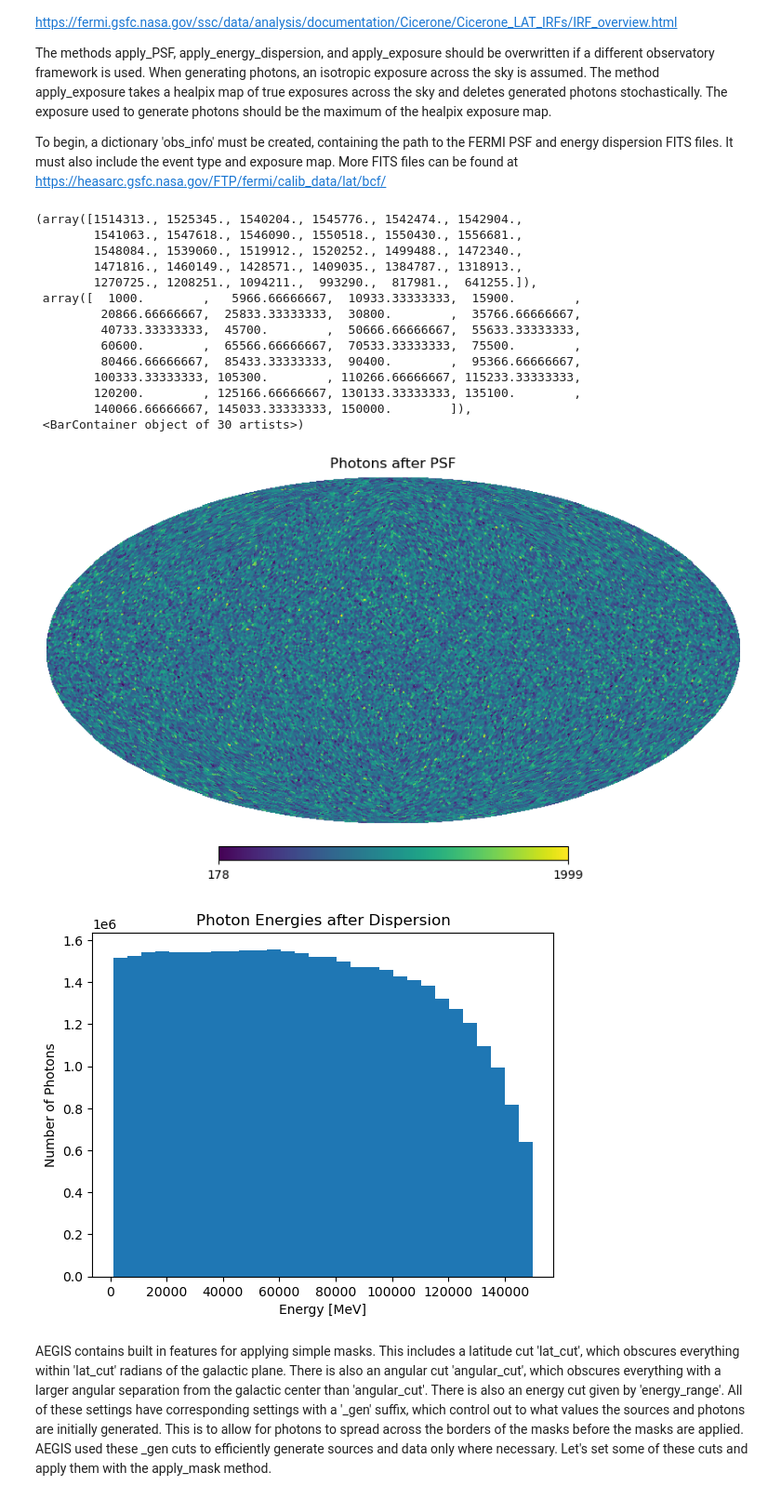
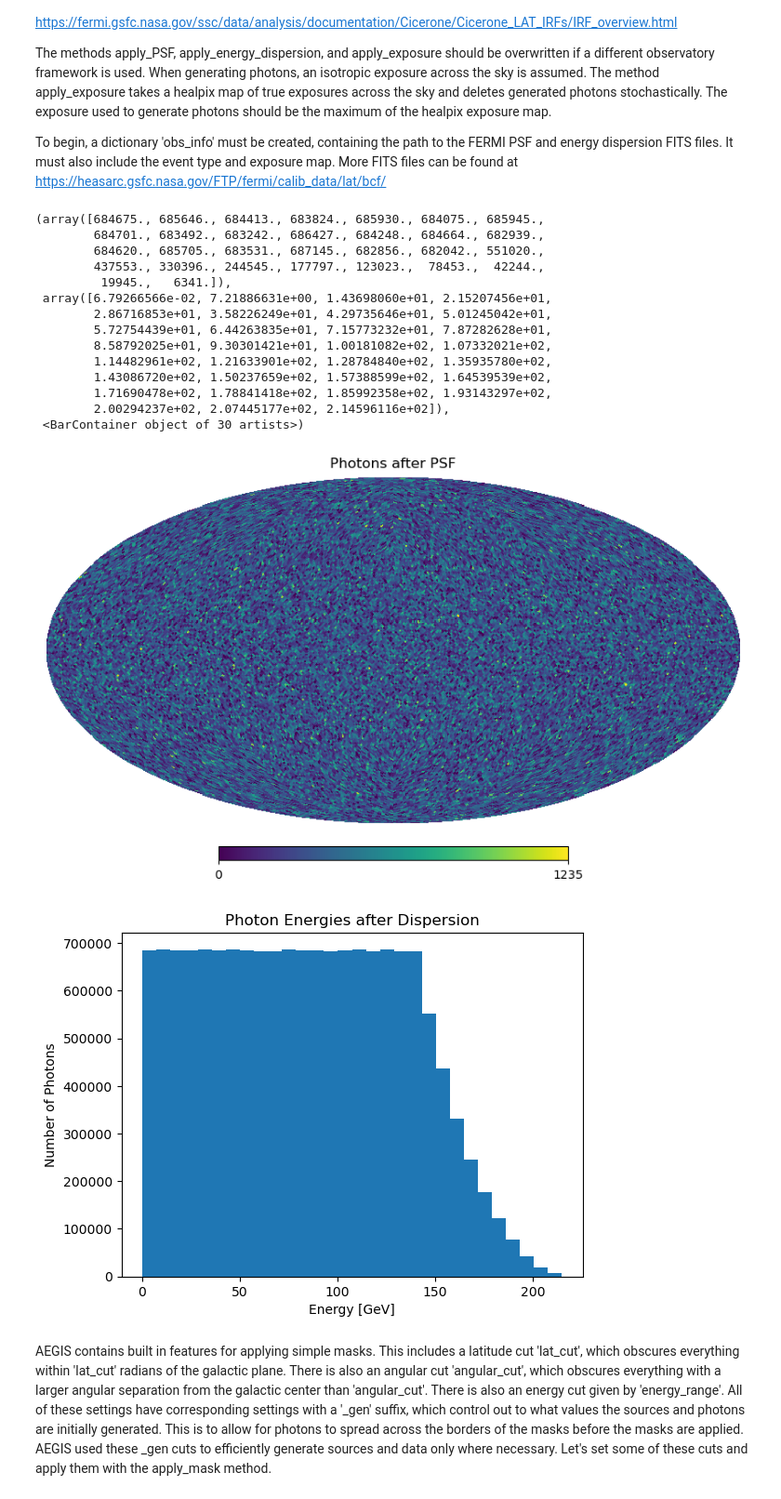
Before and after one commit to Chri3448/DGRB, a Jupyter notebook: AEGIS Introduction.ipynb, the cells around one changed output. Shown at 93% size. Cells and saved outputs as stored; diff of their text form; code cells hidden in the pictures.

```diff
--- a/AEGIS Introduction.ipynb
+++ b/AEGIS Introduction.ipynb
@@ -41,7 +41,7 @@ max_radius = 8.5 + 20*2 #kpc
 exposure = 2000*10*0.2 #cm^2 yr
 flux_cut = 1e-9 #photons/cm^2/s
 angular_cut = np.pi #10*u.deg.to('rad') #degrees
-angular_cut_gen = angular_cut*1.5
+angular_cut_gen = np.pi
 lat_cut = 0 #2*u.deg.to('rad') #degrees
-lat_cut_gen = lat_cut*0.5
+lat_cut_gen = 0
 # %%
@@ -320,6 +318,7 @@ Oops, that wasn't a valid cosmology. Let's try that again, using the cosmology p
 # %%
 my_cosmology = 'Planck18'
 z_range = [0, 14]
+energy_range_gen = [energy_range_gen[0], energy_range[1]*1.5*z_range[1]]
 luminosity_range = 10.0**np.array([50, 70])
-my_AEGIS = aegis.aegis(abundance_luminosity_and_spectrum_list, source_class_list, parameter_range, energy_range, luminosity_range, max_radius, exposure, angular_cut, lat_cut, flux_cut, cosmology = my_cosmology, z_range = z_range, verbose = False)
-my_AEGIS.angular_cut_gen, my_AEGIS.lat_cut_gen, my_AEGIS.Emin_gen, my_AEGIS.Emax_gen = angular_cut_gen, lat_cut_gen, energy_range_gen[0], energy_range_gen[1]
+my_AEGIS = aegis.aegis(abundance_luminosity_and_spectrum_list, source_class_list, parameter_range, energy_range, luminosity_range, max_radius, exposure, angular_cut, lat_cut, flux_cut, energy_range_gen, angular_cut_gen, lat_cut_gen, cosmology = my_cosmology, z_range = z_range, verbose = False)
+print(my_AEGIS.Emax_gen)
@@ -384,37 +394,37 @@ To begin, a dictionary 'obs_info' must be created, containing the path to the FE
 # %%
 obs_info = {'psf_fits_path': 'FERMI_files/psf_P8R3_ULTRACLEANVETO_V2_PSF.fits', 'edisp_fits_path': 'FERMI_files/edisp_P8R3_ULTRACLEANVETO_V2_PSF.fits', 'event_type': 'PSF3', 'exposure_map': None}
 
 obs_photon_info = my_AEGIS.apply_exposure(photon_info, obs_info)
 obs_photon_info = my_AEGIS.apply_PSF(obs_photon_info, obs_info)
 obs_photon_info = my_AEGIS.apply_energy_dispersion(obs_photon_info, obs_info)
 
 heatmap = np.histogram(hp.ang2pix(N_side, obs_photon_info['angles'][:,0], obs_photon_info['angles'][:,1]), bins = 12*N_side**2, range = [0, 12*N_side**2])
 hp.mollview(heatmap[0], title = 'Photons after PSF')
 
 fig, ax = plt.subplots()
 ax.set_title('Photon Energies after Dispersion')
 #ax.set_yscale('log')
 #ax.set_xscale('log')
 ax.set_ylabel('Number of Photons')
-ax.set_xlabel('Energy [MeV]')
-ax.hist(obs_photon_info['energies'], bins = 30, range = energy_range_gen)
+ax.set_xlabel('Energy [GeV]')
+ax.hist(photon_info['energies']/1000, bins = 30, range = [np.min(photon_info['energies'])/1000, np.max(photon_info['energies'])/1000])
 # %% [output]
-(array([1514313., 1525345., 1540204., 1545776., 1542474., 1542904.,
-        1541063., 1547618., 1546090., 1550518., 1550430., 1556681.,
-        1548084., 1539060., 1519912., 1520252., 1499488., 1472340.,
-        1471816., 1460149., 1428571., 1409035., 1384787., 1318913.,
-        1270725., 1208251., 1094211.,  993290.,  817981.,  641255.]),
- array([  1000.        ,   5966.66666667,  10933.33333333,  15900.        ,
-         20866.66666667,  25833.33333333,  30800.        ,  35766.66666667,
-         40733.33333333,  45700.        ,  50666.66666667,  55633.33333333,
-         60600.        ,  65566.66666667,  70533.33333333,  75500.        ,
-         80466.66666667,  85433.33333333,  90400.        ,  95366.66666667,
-        100333.33333333, 105300.        , 110266.66666667, 115233.33333333,
-        120200.        , 125166.66666667, 130133.33333333, 135100.        ,
-        140066.66666667, 145033.33333333, 150000.        ]),
+(array([684675., 685646., 684413., 683824., 685930., 684075., 685945.,
+        684701., 683492., 683242., 686427., 684248., 684664., 682939.,
+        684620., 685705., 683531., 687145., 682856., 682042., 551020.,
+        437553., 330396., 244545., 177797., 123023.,  78453.,  42244.,
+         19945.,   6341.]),
+ array([6.79266566e-02, 7.21886631e+00, 1.43698060e+01, 2.15207456e+01,
+        2.86716853e+01, 3.58226249e+01, 4.29735646e+01, 5.01245042e+01,
+        5.72754439e+01, 6.44263835e+01, 7.15773232e+01, 7.87282628e+01,
+        8.58792025e+01, 9.30301421e+01, 1.00181082e+02, 1.07332021e+02,
+        1.14482961e+02, 1.21633901e+02, 1.28784840e+02, 1.35935780e+02,
+        1.43086720e+02, 1.50237659e+02, 1.57388599e+02, 1.64539539e+02,
+        1.71690478e+02, 1.78841418e+02, 1.85992358e+02, 1.93143297e+02,
+        2.00294237e+02, 2.07445177e+02, 2.14596116e+02]),
  <BarContainer object of 30 artists>)
-[figure, old version]
+[figure, new version]
-[figure, old version]
+[figure, new version]
 # %% [markdown]
 AEGIS contains built in features for applying simple masks. This includes a latitude cut 'lat_cut', which obscures everything within 'lat_cut' radians of the galactic plane. There is also an angular cut 'angular_cut', which obscures everything with a larger angular separation from the galactic center than 'angular_cut'. There is also an energy cut given by 'energy_range'. All of these settings have corresponding settings with a '_gen' suffix, which control out to what values the sources and photons are initially generated. This is to allow for photons to spread across the borders of the masks before the masks are applied. AEGIS used these _gen cuts to efficiently generate sources and data only where necessary. Let's set some of these cuts and apply them with the apply_mask method.
 # %%
```
Also changed, not shown: parts of 13 cells of this notebook, 1 other file.
